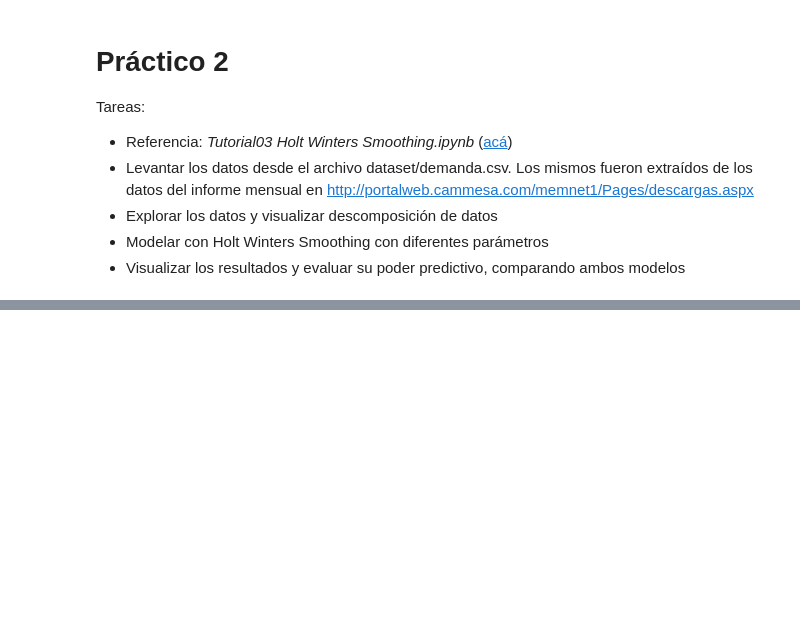
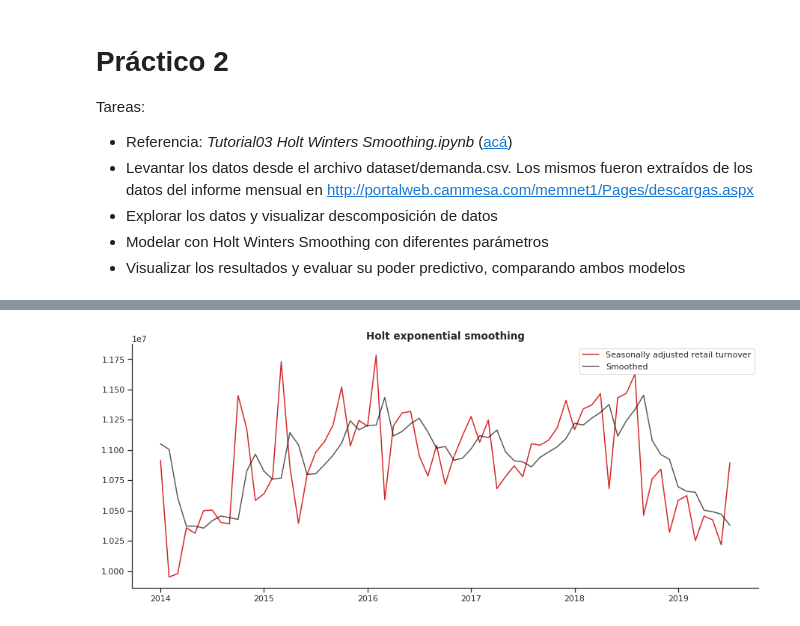
Before and after one commit to avdata99/diplo-datos-optativa-analisis-de-series-temporales, a Jupyter notebook: practico2/Practico 2 - Series temporales.ipynb, the cells around one changed output, grey strips where cells are left out. Drawn from its saved outputs; the diff is of its cells as text; code cells hidden in the pictures; blank space fills up the shorter version.

```diff
--- a/practico2/Practico 2 - Series temporales.ipynb
+++ b/practico2/Practico 2 - Series temporales.ipynb
@@ -407,0 +198,15 @@ plot[-(w+h):].plot();#figsize=(9,6))
+# %%
+fig, ax= plt.subplots(figsize=(15, 6))
+
+since = '2014'
+
+z[since:].plot(color='#D62728', label='Seasonally adjusted retail turnover')
+smoothed_sm['2014':].plot(color='black', label='Smoothed', alpha=0.65)
+plt.legend(loc='best')
+ax.set_xlabel('')
+ax.set_xticks([], minor=True)
+ax.set_title(r'Holt exponential smoothing', fontsize=13.5, fontweight='bold')
+sns.despine()
+plt.show()
+# %% [output]
+[figure, added]
```
Also changed, not shown: parts of 27 cells of this notebook, 4 other files.
